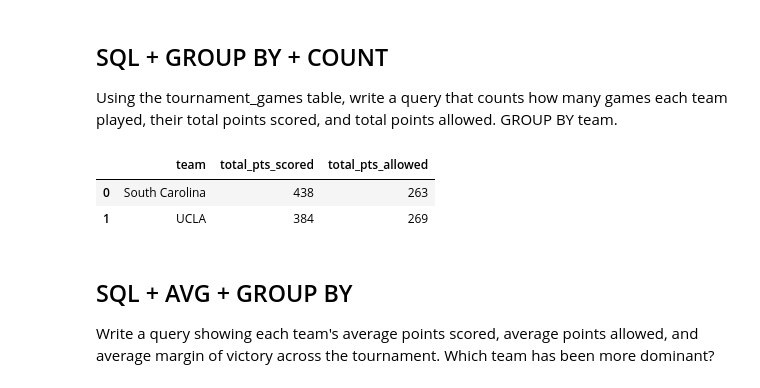
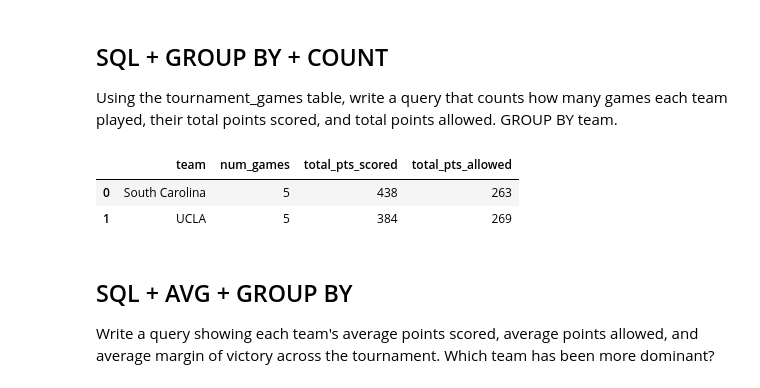
Before and after one commit to 550tealeaves/DATA-70500-working-with-data, a Jupyter notebook: Final_Four_Analyzer.ipynb, the cells around one changed output. Drawn from its saved outputs; the diff is of its cells as text; code cells hidden in the pictures.

```diff
--- a/Final_Four_Analyzer.ipynb
+++ b/Final_Four_Analyzer.ipynb
@@ -140,16 +140,16 @@ Using the tournament_games table, write a query that counts how many games each
 # %%
 pd.read_sql_query('''
     SELECT
-      team,
+      team, COUNT(*) AS num_games,
       SUM(pts_for) AS total_pts_scored,
       SUM(pts_against) AS total_pts_allowed
     FROM tournament_games
     GROUP BY team;
 ''', conn)
 # %% [output]
-|  | team | total_pts_scored | total_pts_allowed |
-| 0 | South Carolina | 438 | 263 |
-| 1 | UCLA | 384 | 269 |
+|  | team | num_games | total_pts_scored | total_pts_allowed |
+| 0 | South Carolina | 5 | 438 | 263 |
+| 1 | UCLA | 5 | 384 | 269 |
 # %% [markdown]
 ## SQL + AVG + GROUP BY
 Write a query showing each team's average points scored, average points allowed, and average margin of victory across the tournament. Which team has been more dominant?
```
Also changed, not shown: parts of 4 cells of this notebook.
